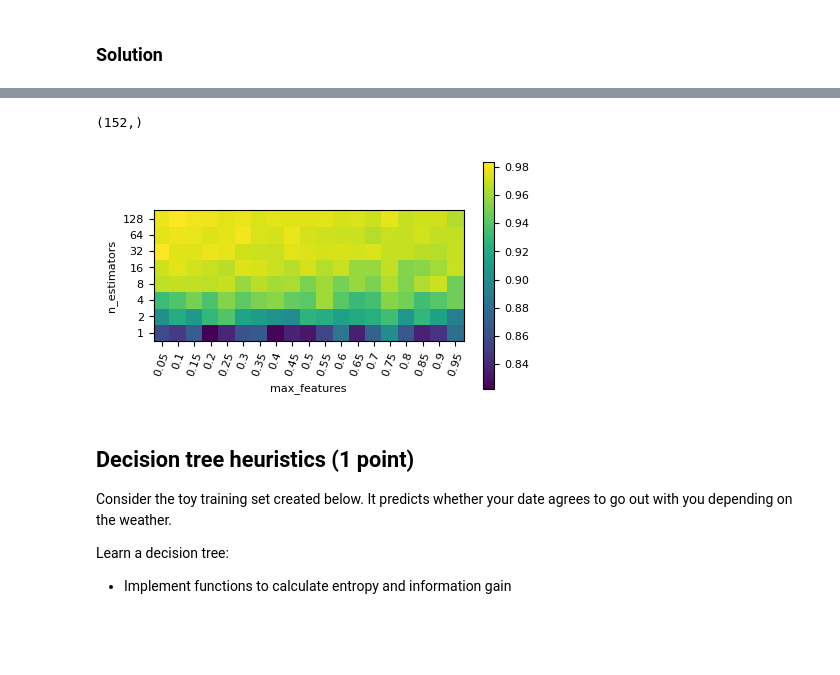
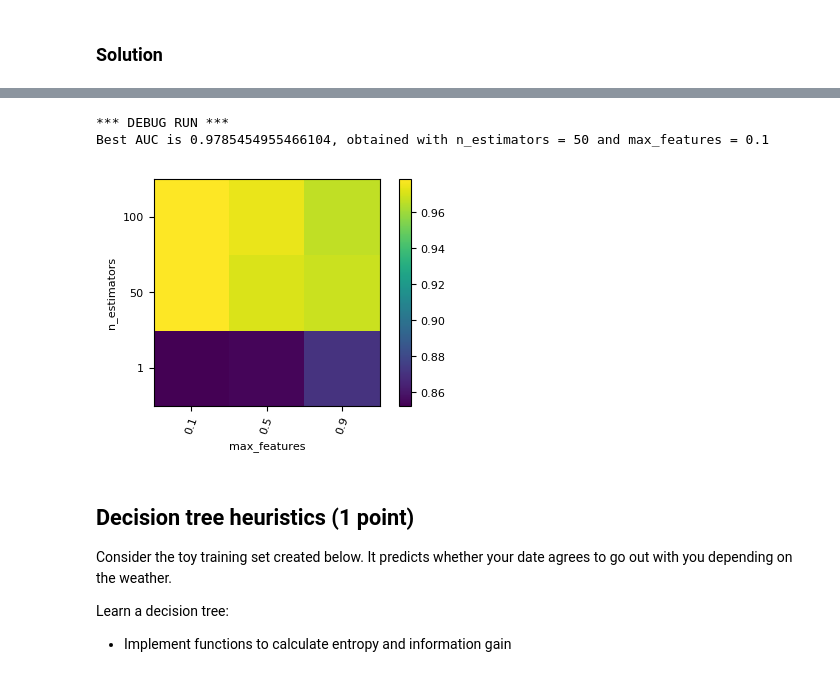
Before and after one commit to e-dorigatti/ML-course, a Jupyter notebook: assignment1-solution.ipynb, the cells around one changed output, grey strips where cells are left out. Drawn from its saved outputs; the diff is of its cells as text; code cells hidden in the pictures; blank space fills up the shorter version.

```diff
--- a/assignment1-solution.ipynb
+++ b/assignment1-solution.ipynb
@@ -83,10 +82,9 @@ The predictive accuracy is 0.9688, and most of the mis-classified images are act
 import itertools
 import pandas as pd
 from sklearn.neighbors import KNeighborsClassifier
-from sklearn.model_selection import cross_val_score,
+from sklearn.model_selection import cross_val_score, \
     train_test_split, ShuffleSplit
 
-DEBUG = False
 if DEBUG:
     print('*** DEBUG RUN ***')
 
@@ -125,7 +123,7 @@ plt.title('without replacement');
 pd.DataFrame(scores[::2], index=ks).transpose().boxplot();
 
 plt.subplot(1, 2, 2);
-plt.ylim((0.5, 1.0));
+plt.ylim((0.8, 1.0));
 plt.title('with replacement');
 pd.DataFrame(scores[1::2], index=ks).transpose().boxplot();
 plt.show();
@@ -143,7 +141,6 @@ from sklearn.neighbors import KNeighborsClassifier
 from sklearn.model_selection import cross_val_score,
     train_test_split, ShuffleSplit
 
-DEBUG = False
 if DEBUG:
     print('*** DEBUG RUN ***')
 
@@ -170,10 +167,9 @@ Using the default parameters, k-nearest neighbors is by far the best model.
 # %%
 from sklearn.svm import LinearSVC
 from sklearn.linear_model import LogisticRegression
-from sklearn.model_selection import cross_val_score,
+from sklearn.model_selection import cross_val_score, \
     train_test_split, ShuffleSplit
 
-DEBUG = False
 if DEBUG:
     print('*** DEBUG RUN ***')
 
@@ -195,7 +191,7 @@ def optimize_model(model_factory, cv=10):
     print(' ' * 100)
 
     def plot(scores):
-        plt.ylim((0.8, 1.0))
+        #plt.ylim((0.75, 0.95))
 
         axs = pd.DataFrame(
             scores, index=map('{:.0e}'.format, cs)
@@ -249,19 +246,17 @@ X, y = ionosphere.get_data(target=ionosphere.default_target_attribute); # Get th
 # %%
 from sklearn.ensemble import RandomForestClassifier
 from scipy.stats import distributions
-from sklearn.model_selection import RandomizedSearchCV
+from sklearn.model_selection import RandomizedSearchCV, cross_val_score
 from sklearn.metrics import roc_curve
 
-DEBUG = False
 if DEBUG:
     print('*** DEBUG RUN ***')
 
 gs = RandomizedSearchCV(RandomForestClassifier(), param_distributions={
-    'n_estimators': distributions.randint(1, 100),
+    'n_estimators': distributions.randint(1, 1000),
     'max_features': distributions.uniform(0, 1)
-}, n_iter=10 if DEBUG else 500, n_jobs=-1, cv=10, scoring='roc_auc');
-gs.fit(X, y);
+}, n_iter=(10 if DEBUG else 100), n_jobs=-1, cv=5, scoring='roc_auc');
 
-print('Best AUC is {}, obtained with n_estimators = {} and max_features = {}'.format(
-    gs.best_score_, gs.best_params_['n_estimators'], gs.best_params_['max_features']
-))
+scores = cross_val_score(gs,  X, y, cv=5)
+print("Cross-validation scores: ", scores)
+print("Mean cross-validation score: ", scores.mean())
@@ -284,41 +265,45 @@ from sklearn.ensemble import RandomForestClassifier
 from scipy.stats import distributions
 from sklearn.model_selection import GridSearchCV
 
-DEBUG = False
+
 if DEBUG:
     print('*** DEBUG RUN ***')
 
 param_grid={
     'n_estimators': [1, 50, 100],
     'max_features': [0.1, 0.5, 0.9],
 } if DEBUG else {
-    'n_estimators': [1, 2, 4, 8, 16, 32, 64, 128],
+    'n_estimators': [2**x for x in range(14)],
     'max_features': np.arange(0.05, 1.0, 0.05),
 }
 
 gs = GridSearchCV(RandomForestClassifier(), param_grid=param_grid,
                   cv=10, n_jobs=-1, scoring='roc_auc');
 gs.fit(X, y);
 
+print('Best AUC is {}, obtained with n_estimators = {} and max_features = {}'.format(
+    gs.best_score_, gs.best_params_['n_estimators'], gs.best_params_['max_features']
+));
 
 scores = np.array(gs.cv_results_['mean_test_score']).reshape(
     len(param_grid['max_features']),
     len(param_grid['n_estimators'])
 ).T;
 
 img = mglearn.tools.heatmap(
     scores, cmap='viridis', fmt='',
     ylabel='n_estimators', yticklabels=param_grid['n_estimators'],
     xlabel='max_features', xticklabels=param_grid['max_features'],
 );
 
 plt.colorbar(img);
 plt.setp(img.get_axes().xaxis.get_majorticklabels(),
          rotation=70);
 plt.show();
 # %% [output]
-(152,)
+*** DEBUG RUN ***
+Best AUC is 0.9785454955466104, obtained with n_estimators = 50 and max_features = 0.1
-[figure, old version]
+[figure, new version]
 # %% [markdown]
 ## Decision tree heuristics (1 point)
 Consider the toy training set created below. It predicts whether your date agrees to go out with you depending on the weather.
```
Also changed, not shown: parts of 12 cells of this notebook.
